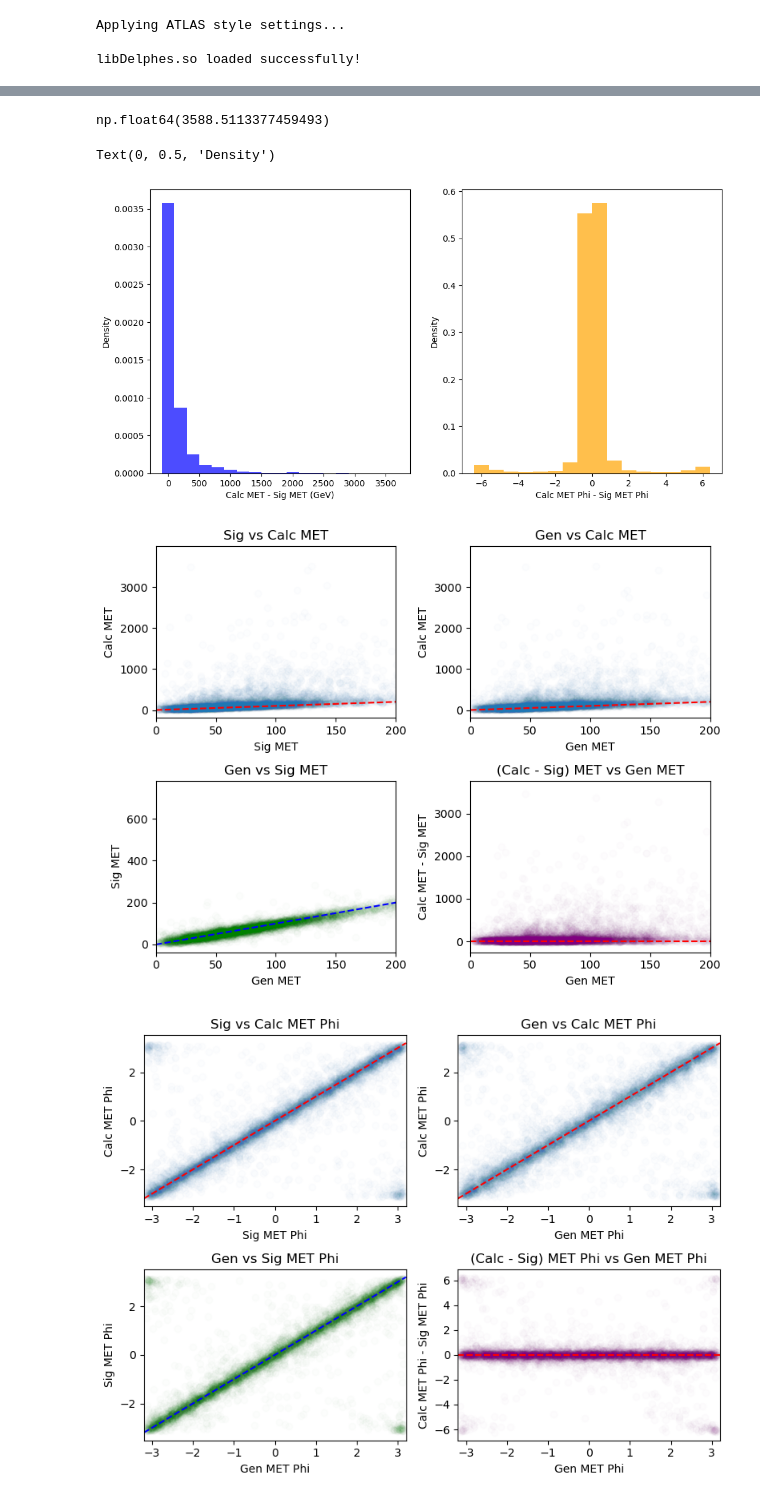
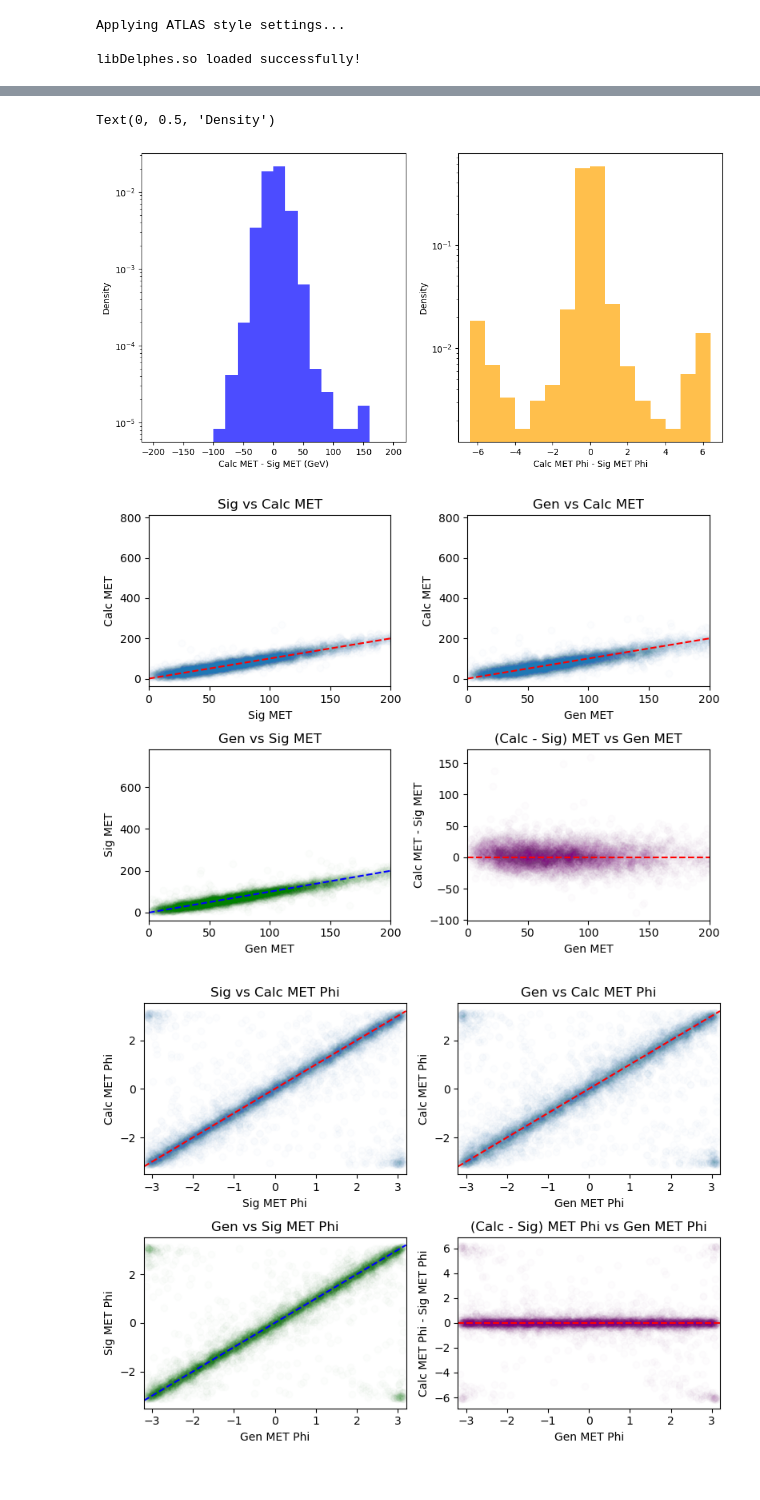
Before and after one commit to KalelChester/Displaced-Photon, a Jupyter notebook: prompt_manual_met.ipynb, the cells around one changed output, grey strips where cells are left out. Drawn from its saved outputs; the diff is of its cells as text; code cells hidden in the pictures.

Commit message:
Improved Manual MET Calc

```diff
--- a/prompt_manual_met.ipynb
+++ b/prompt_manual_met.ipynb
@@ -74,7 +74,15 @@ df.head() # FIXME this needs to be right, not wrong!
 | 4 | 2 | [45.162017822265625, 38.472553253... | [-0.24764174222946167, 1.59983563... | [-2.9380741119384766, -0.33492368... | 0 | [] | [] | [] | [] | ... |
 # %%
 def calc_met(row):
+    """Calculate the missing transverse energy (MET) and its azimuthal angle (Phi) from the given row of data.
+    MET is actually the missing momentum energy, not missing energy.
 
+    Args:
+        row (pd.Series): A row of the DataFrame containing jet and photon information.
+
+    Returns:
+        tuple[float, float]: A tuple containing the calculated MET and MET Phi.
+    """
     # Generate Lorentz vectors for jets and photons
     jets = [ROOT.TLorentzVector() for _ in range(row["jet_size"])]
     for i in range(row["jet_size"]):
@@ -92,6 +100,6 @@ def calc_met(row):
 
     met = ROOT.TLorentzVector()
     met = met - combine
-    return -met.Et(), met.Phi()
+    return met.Pt(), met.Phi()
 # %%
 df[["calc_met", "calc_met_phi"]] = df.apply(calc_met, axis=1, result_type="expand")
@@ -111,19 +127,15 @@ plt.hist(df["calc_met_phi"] - df["met_phi"], bins=25, histtype='stepfilled', col
-# %%
-np.max(df["calc_met"] - df["met"])
-# %% [output]
-np.float64(3588.5113377459493)
 # %%
 fig, axes = plt.subplots(1, 2, figsize=(12, 6))
-axes[0].hist(df["calc_met"] - df["met"], bins=19, range=(-100, 3700), density=True, color='blue', alpha=0.7)
+axes[0].hist(df["calc_met"] - df["met"], bins=20, range=(-200, 200), density=True, color='blue', alpha=0.7, log=True)
 axes[0].set_xlabel("Calc MET - Sig MET (GeV)")
 axes[0].set_ylabel("Density")
 
-axes[1].hist(df["calc_met_phi"] - df["met_phi"], bins=16, range=(-6.4, 6.4), density=True, color='orange', alpha=0.7)
+axes[1].hist(df["calc_met_phi"] - df["met_phi"], bins=16, range=(-6.4, 6.4), density=True, color='orange', alpha=0.7, log=True)
 axes[1].set_xlabel("Calc MET Phi - Sig MET Phi")
 axes[1].set_ylabel("Density")
 # %% [output]
 Text(0, 0.5, 'Density')
-[figure, old version]
+[figure, new version]
 # %%
 fig, axes = plt.subplots(2, 2, figsize=(8, 6))
 met_scatter_alpha = 0.01
@@ -163,7 +175,7 @@ axes[1, 1].set_xlim(0, 200)
 plt.tight_layout()
 plt.show()
 # %% [output]
-[figure, old version]
+[figure, new version]
 # %%
 fig, axes = plt.subplots(2, 2, figsize=(8, 6))
 phi_scatter_alpha = 0.01
```
Also changed, not shown: parts of 4 cells of this notebook.
